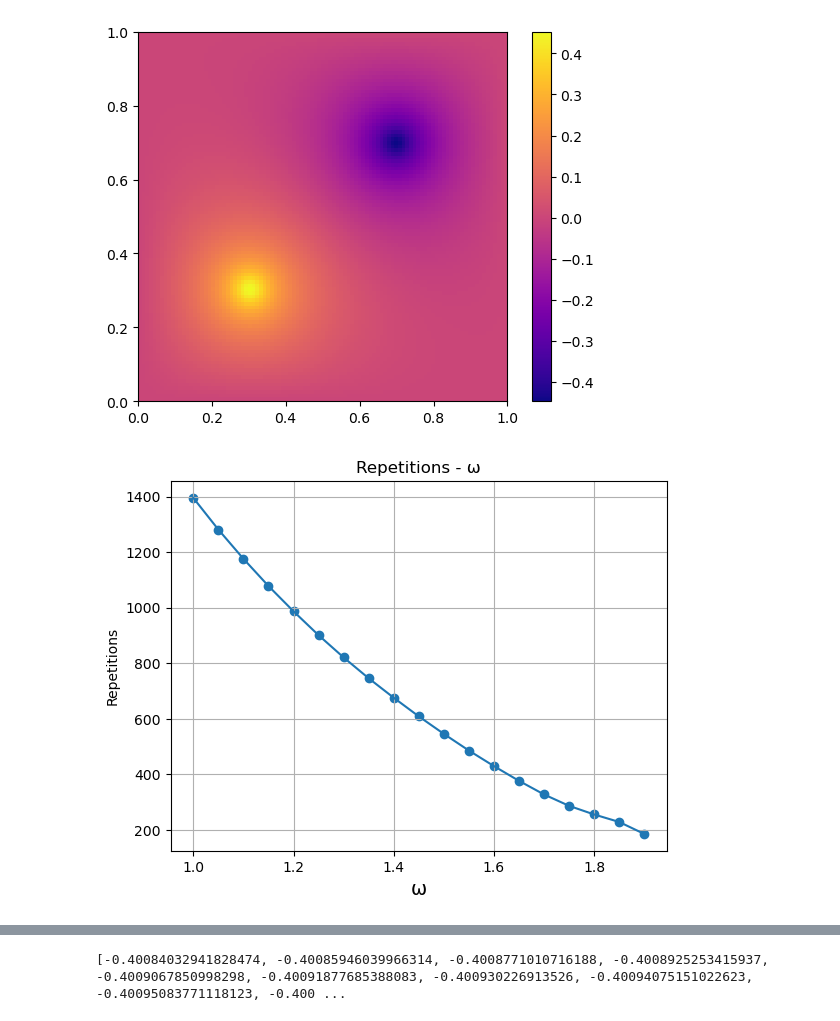
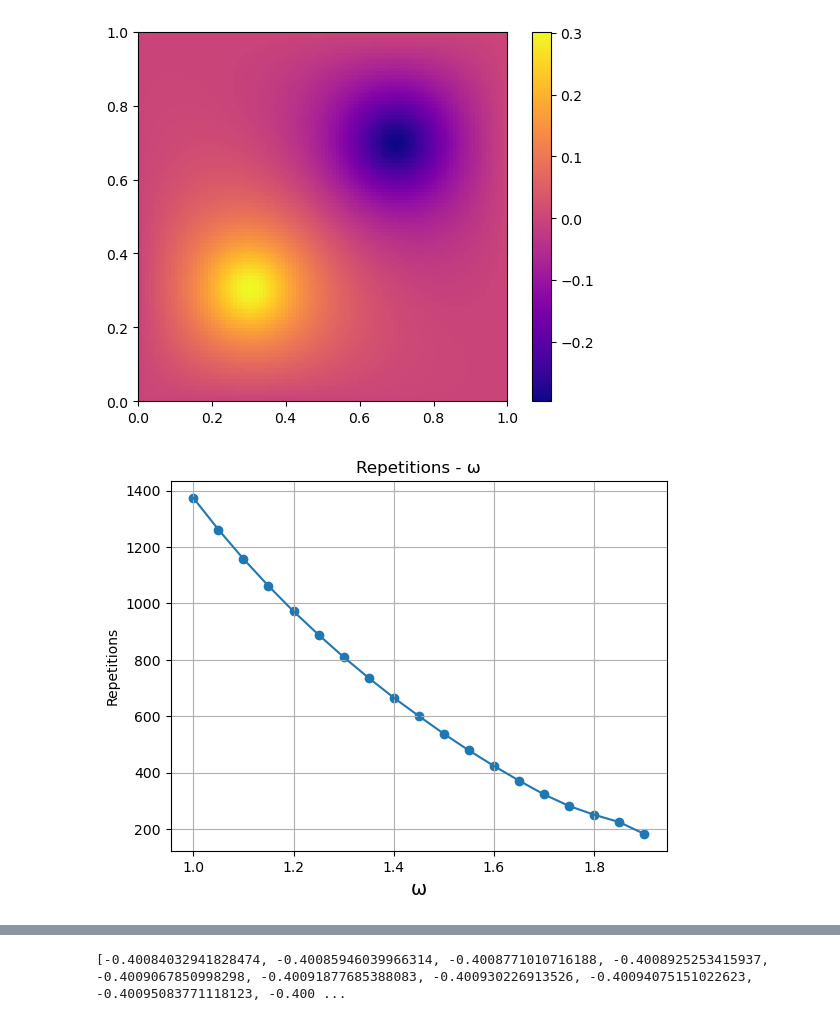
Before and after one commit to VeganSouvlaki/CP, a Jupyter notebook: ΠΡΟΤΖΕΚΤ.ipynb, the cells around one changed output, grey strips where cells are left out. Saved outputs shown, nothing was run; the diff lists cells and outputs as text; code cells hidden in the pictures.

```diff
--- a/ΠΡΟΤΖΕΚΤ.ipynb
+++ b/ΠΡΟΤΖΕΚΤ.ipynb
@@ -17,7 +17,7 @@ xmin,ymin=0,0
 xmax,ymax=1,1
 N=100
 
-def g2D(x,y,qx,qy,sigma=0.02): #mix,miy thesi fortiou
+def g2D(x,y,qx,qy,sigma=0.05): #mix,miy thesi fortiou
     e = (-((x - qx)**2 + (y - qy)**2)) / (2 * sigma**2)
     return (np.exp(e) )/ (2 * np.pi * sigma**2)
 
@@ -42,34 +42,34 @@ def convE(Etol=10**-6,N=100,w=1.75,max_iter=5000): #βελτιστες παρα
     S = G1 - G2
 
     pfilist[0,:]=0
     pfilist[N,:]=0
     pfilist[:,0]=0
     pfilist[:,N]=0
 
     while sfalma>Etol and ite<max_iter:
         ite+=1
         for i in range(1,N):  #N-1 eixa prin
             for j in range(1,N):
                 pfilist[i, j] = (1 - w) * pfilist[i, j] + (w / 4) * (
                     pfilist[i + 1, j] + pfilist[i - 1, j] +
                     pfilist[i, j + 1] + pfilist[i, j - 1] + h ** 2 * S[i, j]
                 )
 
         E1=np.sum((pfilist[1:,:]-pfilist[:-1,:])**2)
         E2=np.sum((pfilist[:,1:]-pfilist[:,:-1])**2)
         Etmp=0.5*(E1+E2)-h**2*np.sum(S*pfilist)
 
         sfalma=np.abs(Etmp-E)
         E=Etmp #Etmp einai ayto pou apothikevw prosorina gia tin sugkrisi
 
     return (pfilist, E, ite)
 
 diagdata=convE()
 plt.imshow(diagdata[0].T,cmap='plasma', origin = 'lower', extent = [0, 1, 0, 1])
 plt.colorbar()
 plt.show()
 # %% [output]
-[figure, old version]
+[figure, new version]
 # %%
 #now i wanna try different omegas and see convergence (iterations)
 
@@ -98,7 +98,7 @@ plt.show()
 #prepei na to kanw kai gia mikroteres times tou omega!!!
 #to kanw sto telos giati tha parei pollh wra na treksei
 # %% [output]
-[figure, old version]
+[figure, new version]
 # %%
 '''Keep the size of the rectangular cell fixed and increase the mesh size (e.g.,
 𝑁𝑥 = 𝑁𝑦 = 10, 100, 1000, etc. How does this affect the calculated energy
```
Also changed, not shown: parts of 12 cells of this notebook.
